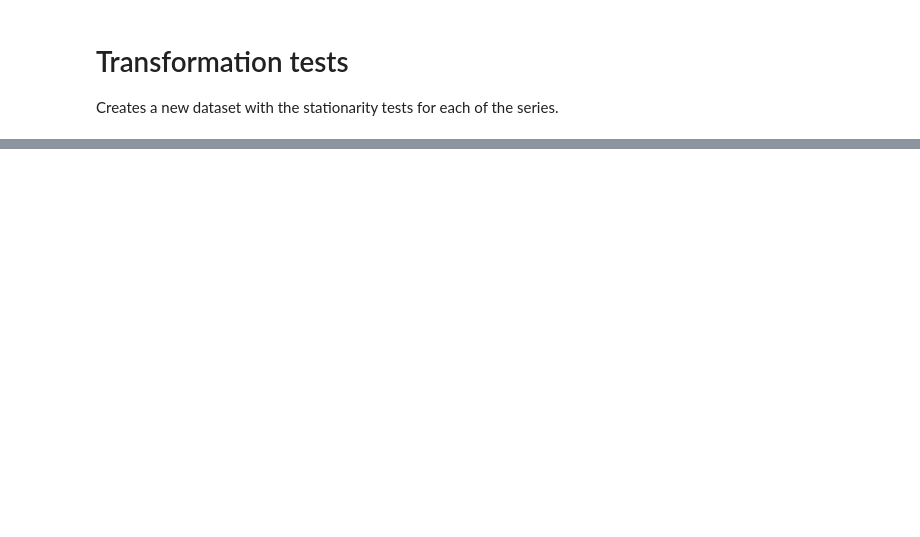
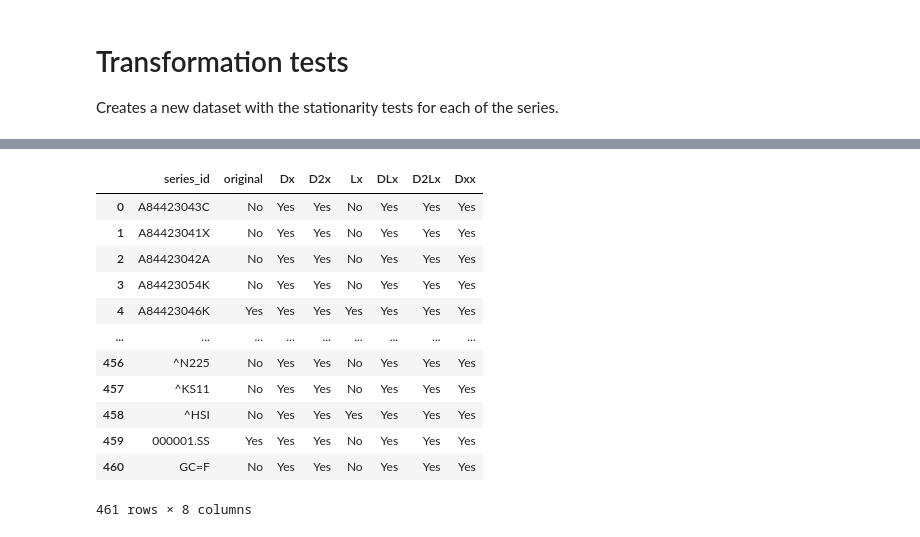
Before and after one commit to andybridger/RBAvsMachine, a Jupyter notebook: Python/notebooks/Transformation_tests.ipynb, the cells around one changed output, grey strips where cells are left out. Drawn from its saved outputs; the diff is of its cells as text; code cells hidden in the pictures; blank space fills up the shorter version.

Commit message:
Upload Stationarity Test Results

```diff
--- a/Python/notebooks/Transformation_tests.ipynb
+++ b/Python/notebooks/Transformation_tests.ipynb
@@ -20,0 +37,5 @@ HTTPError: HTTP Error 404: Not Found
+# %%
+m_series_id = df_montly['series_id'].unique()
+
+monthly_tests_df = pd.DataFrame(columns=['series_id', 'original', 'Dx', "D2x", "Lx", "DLx", "D2Lx", "Dxx"])
+monthly_tests_df
@@ -20,0 +44,17 @@ HTTPError: HTTP Error 404: Not Found
+# %%
+def get_stationarized_df(df, series_id):
+    mts_stationarizer = TSS(df, series_id=series_id)
+    stationarized_df = mts_stationarizer.stationarize_all(output=False)
+    stationarized_dict = stationarized_df.set_index('Transformation').to_dict()['Stationary']
+    stationarized_dict['series_id'] = series_id
+    return stationarized_dict
+
+for id in m_series_id:
+    try:
+        stationarized_dict = get_stationarized_df(df_montly, id)
+        monthly_tests_df = pd.concat([monthly_tests_df, pd.DataFrame([stationarized_dict])], ignore_index=True)
+    except:
+        print(f"Series {id} could not be stationarized")
+        stationarized_dict = {'series_id': id, 'original': np.nan, 'Dx': np.nan, 'D2x': np.nan, 'Lx': np.nan, 'DLx': np.nan, 'D2Lx': np.nan, 'Dxx': np.nan}
+        monthly_tests_df = pd.concat([monthly_tests_df, pd.DataFrame([stationarized_dict])], ignore_index=True)
+        continue
@@ -20,0 +68,16 @@ HTTPError: HTTP Error 404: Not Found
+# %%
+monthly_tests_df
+# %% [output]
+|  | series_id | original | Dx | D2x | Lx | DLx | D2Lx | Dxx |
+| 0 | A84423043C | No | Yes | Yes | No | Yes | Yes | Yes |
+| 1 | A84423041X | No | Yes | Yes | No | Yes | Yes | Yes |
+| 2 | A84423042A | No | Yes | Yes | No | Yes | Yes | Yes |
+| 3 | A84423054K | No | Yes | Yes | No | Yes | Yes | Yes |
+| 4 | A84423046K | Yes | Yes | Yes | Yes | Yes | Yes | Yes |
+| ... | ... | ... | ... | ... | ... | ... | ... | ... |
+| 456 | ^N225 | No | Yes | Yes | No | Yes | Yes | Yes |
+| 457 | ^KS11 | No | Yes | Yes | No | Yes | Yes | Yes |
+| 458 | ^HSI | No | Yes | Yes | Yes | Yes | Yes | Yes |
+| 459 | 000001.SS | Yes | Yes | Yes | No | Yes | Yes | Yes |
+| 460 | GC=F | No | Yes | Yes | No | Yes | Yes | Yes |
+461 rows × 8 columns
```
Also changed, not shown: parts of 11 cells of this notebook, 4 other files.
